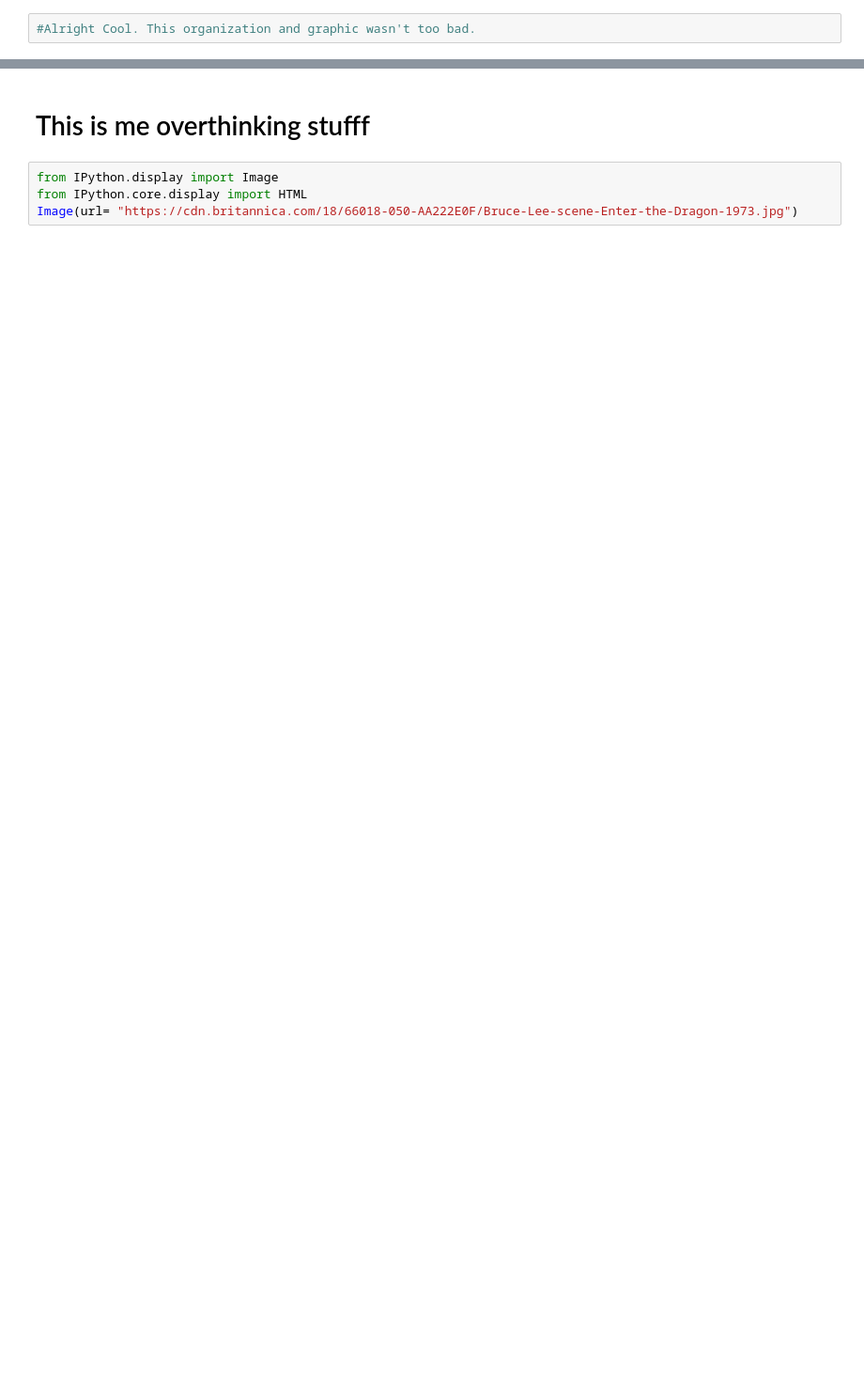
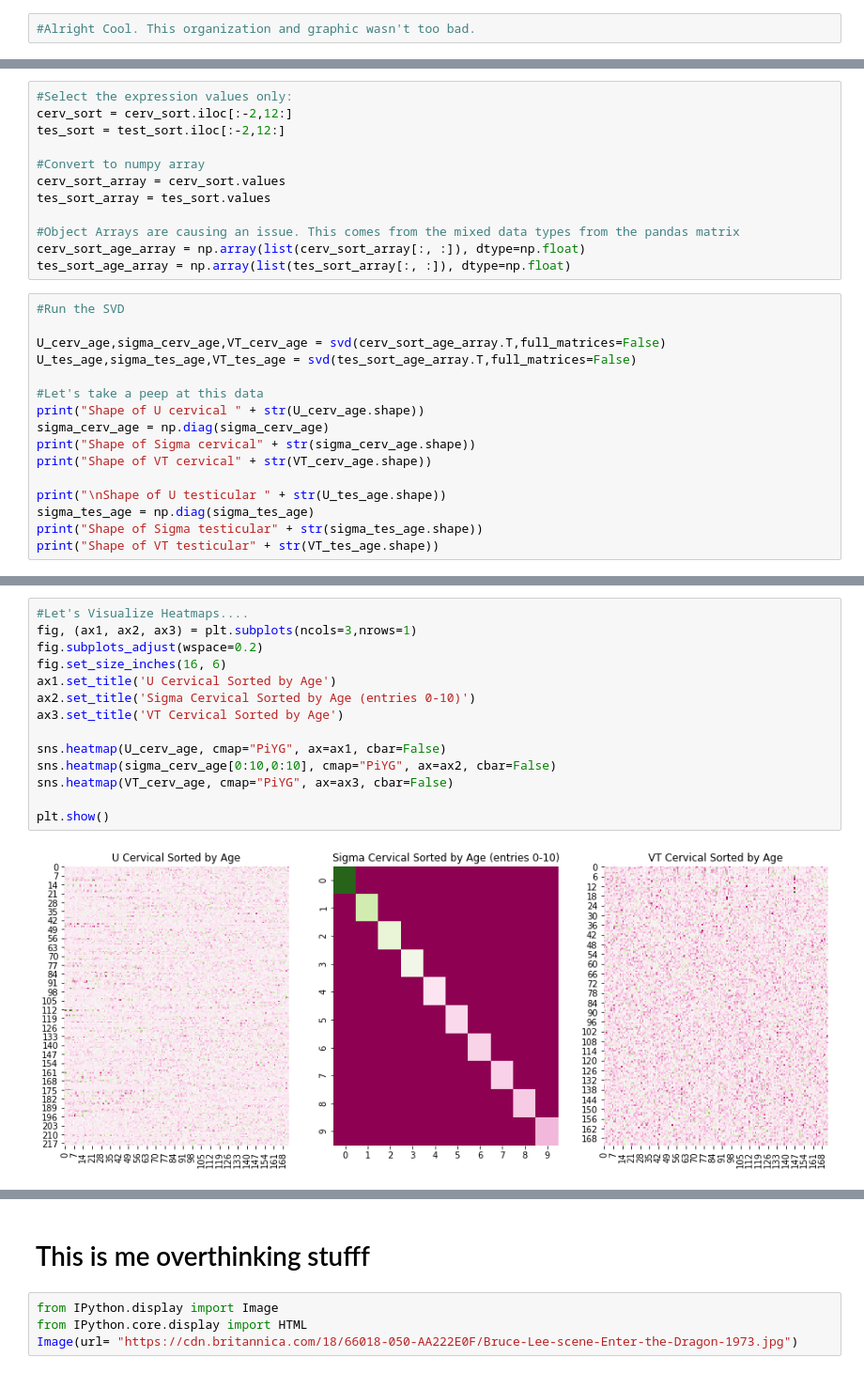
Before and after one commit to ryanboeks/Cervical_Testicular, a Jupyter notebook: Test_Ova_Cancer_Project.ipynb, the cells around one changed output, grey strips where cells are left out. Shown at 94% size. Cells and saved outputs as stored; diff of their text form; blank space fills up the shorter version.

```diff
--- a/Test_Ova_Cancer_Project.ipynb
+++ b/Test_Ova_Cancer_Project.ipynb
@@ -508,0 +518,28 @@ plt.show()
+# %%
+#Select the expression values only:
+cerv_sort = cerv_sort.iloc[:-2,12:]
+tes_sort = test_sort.iloc[:-2,12:]
+
+#Convert to numpy array
+cerv_sort_array = cerv_sort.values
+tes_sort_array = tes_sort.values
+
+#Object Arrays are causing an issue. This comes from the mixed data types from the pandas matrix
+cerv_sort_age_array = np.array(list(cerv_sort_array[:, :]), dtype=np.float)
+tes_sort_age_array = np.array(list(tes_sort_array[:, :]), dtype=np.float)
+# %%
+#Run the SVD
+
+U_cerv_age,sigma_cerv_age,VT_cerv_age = svd(cerv_sort_age_array.T,full_matrices=False)
+U_tes_age,sigma_tes_age,VT_tes_age = svd(tes_sort_age_array.T,full_matrices=False)
+
+#Let's take a peep at this data
+print("Shape of U cervical " + str(U_cerv_age.shape))
+sigma_cerv_age = np.diag(sigma_cerv_age)
+print("Shape of Sigma cervical" + str(sigma_cerv_age.shape))
+print("Shape of VT cervical" + str(VT_cerv_age.shape))
+
+print("\nShape of U testicular " + str(U_tes_age.shape))
+sigma_tes_age = np.diag(sigma_tes_age)
+print("Shape of Sigma testicular" + str(sigma_tes_age.shape))
+print("Shape of VT testicular" + str(VT_tes_age.shape))
@@ -508,0 +554,16 @@ plt.show()
+# %%
+#Let's Visualize Heatmaps....
+fig, (ax1, ax2, ax3) = plt.subplots(ncols=3,nrows=1)
+fig.subplots_adjust(wspace=0.2)
+fig.set_size_inches(16, 6)
+ax1.set_title('U Cervical Sorted by Age')
+ax2.set_title('Sigma Cervical Sorted by Age (entries 0-10)')
+ax3.set_title('VT Cervical Sorted by Age')
+
+sns.heatmap(U_cerv_age, cmap="PiYG", ax=ax1, cbar=False)
+sns.heatmap(sigma_cerv_age[0:10,0:10], cmap="PiYG", ax=ax2, cbar=False)
+sns.heatmap(VT_cerv_age, cmap="PiYG", ax=ax3, cbar=False)
+
+plt.show()
+# %% [output]
+[figure, added]
```
Also changed, not shown: parts of 18 cells of this notebook.
